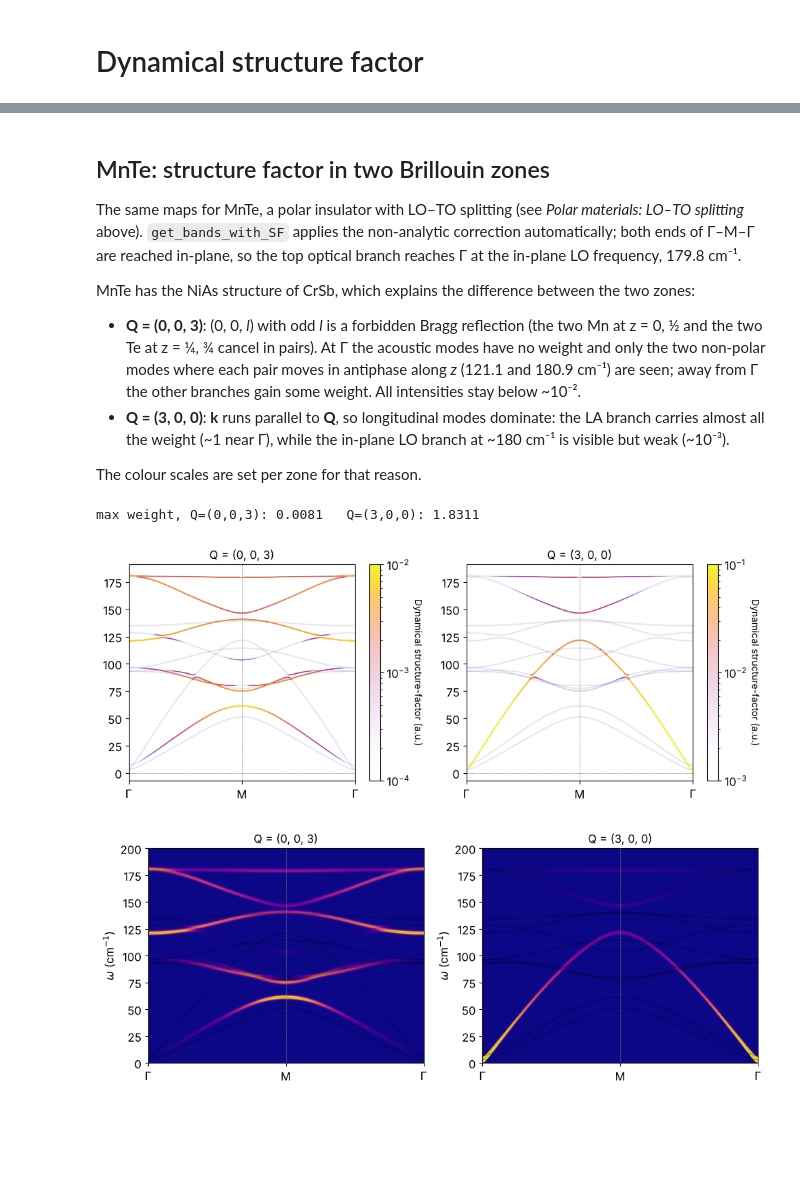
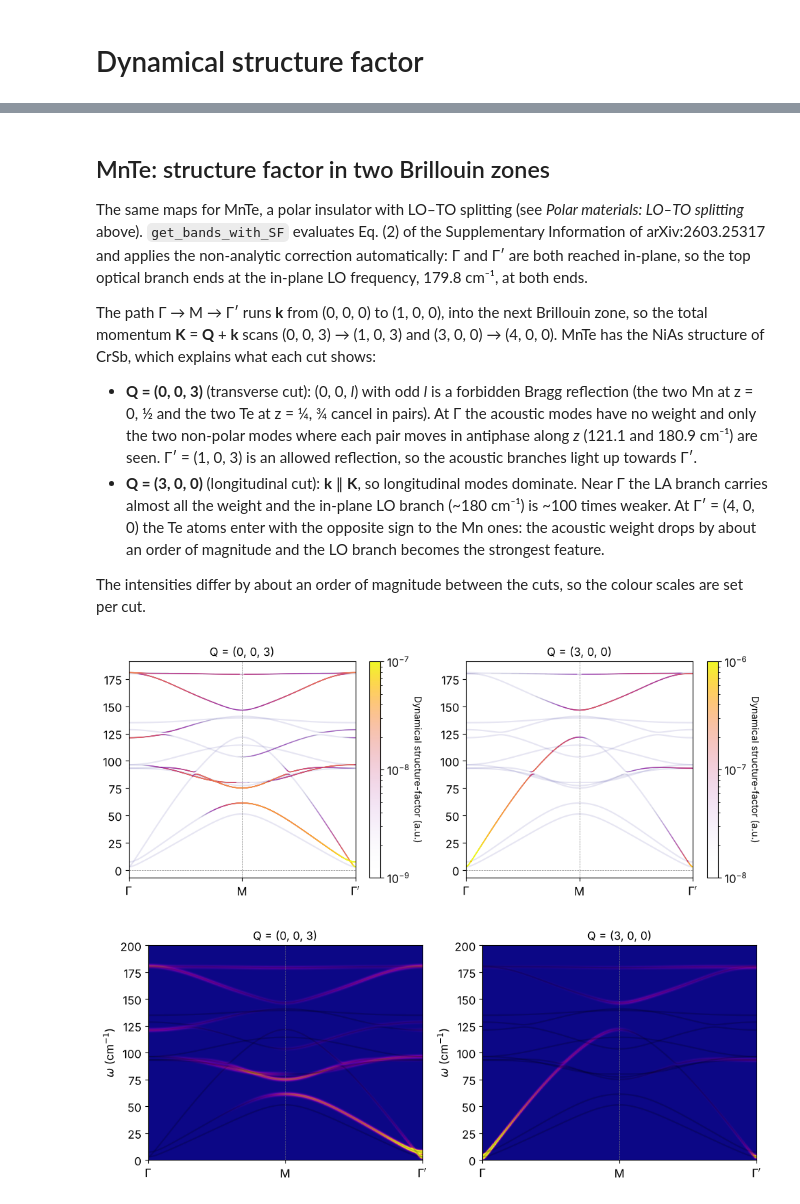
Before and after one commit to ManexAlkorta/mnx, a Jupyter notebook: Tutorial/DynMatrix.ipynb, the cells around one changed output, grey strips where cells are left out. Drawn from its saved outputs; the diff is of its cells as text; code cells hidden in the pictures; blank space fills up the shorter version.

```diff
--- a/Tutorial/DynMatrix.ipynb
+++ b/Tutorial/DynMatrix.ipynb
@@ -520,45 +520,42 @@ plt.tight_layout()
 # %% [markdown]
 ## MnTe: structure factor in two Brillouin zones
 
-The same maps for MnTe, a polar insulator with LO–TO splitting (see *Polar materials: LO–TO splitting* above). `get_bands_with_SF` applies the non-analytic correction automatically; both ends of Γ–M–Γ are reached in-plane, so the top optical branch reaches Γ at the in-plane LO frequency, 179.8 cm⁻¹.
+The same maps for MnTe, a polar insulator with LO–TO splitting (see *Polar materials: LO–TO splitting* above). `get_bands_with_SF` evaluates Eq. (2) of the Supplementary Information of arXiv:2603.25317 and applies the non-analytic correction automatically: Γ and Γ′ are both reached in-plane, so the top optical branch ends at the in-plane LO frequency, 179.8 cm⁻¹, at both ends.
 
-MnTe has the NiAs structure of CrSb, which explains the difference between the two zones:
+The path Γ → M → Γ′ runs **k** from (0, 0, 0) to (1, 0, 0), into the next Brillouin zone, so the total momentum **K** = **Q** + **k** scans (0, 0, 3) → (1, 0, 3) and (3, 0, 0) → (4, 0, 0). MnTe has the NiAs structure of CrSb, which explains what each cut shows:
 
-* **Q = (0, 0, 3)**: (0, 0, *l*) with odd *l* is a forbidden Bragg reflection (the two Mn at z = 0, ½ and the two Te at z = ¼, ¾ cancel in pairs). At Γ the acoustic modes have no weight and only the two non-polar modes where each pair moves in antiphase along *z* (121.1 and 180.9 cm⁻¹) are seen; away from Γ the other branches gain some weight. All intensities stay below ~10⁻².
-* **Q = (3, 0, 0)**: **k** runs parallel to **Q**, so longitudinal modes dominate: the LA branch carries almost all the weight (~1 near Γ), while the in-plane LO branch at ~180 cm⁻¹ is visible but weak (~10⁻³).
+* **Q = (0, 0, 3)** (transverse cut): (0, 0, *l*) with odd *l* is a forbidden Bragg reflection (the two Mn at z = 0, ½ and the two Te at z = ¼, ¾ cancel in pairs). At Γ the acoustic modes have no weight and only the two non-polar modes where each pair moves in antiphase along *z* (121.1 and 180.9 cm⁻¹) are seen. Γ′ = (1, 0, 3) is an allowed reflection, so the acoustic branches light up towards Γ′.
+* **Q = (3, 0, 0)** (longitudinal cut): **k** ∥ **K**, so longitudinal modes dominate. Near Γ the LA branch carries almost all the weight and the in-plane LO branch (~180 cm⁻¹) is ~100 times weaker. At Γ′ = (4, 0, 0) the Te atoms enter with the opposite sign to the Mn ones: the acoustic weight drops by about an order of magnitude and the LO branch becomes the strongest feature.
 
-The colour scales are set per zone for that reason.
+The intensities differ by about an order of magnitude between the cuts, so the colour scales are set per cut.
 # %%
 dyn_MnTe = mnx.DynMatrix.from_file(file="./dyns/MnTe/dyn", qgrid=[2,2,2], Nqirr=4)
 
 k_inpath=[
         [[0,0,0],[0.5,0,0]],
-        [[0.5,0,0],[0,0,0]],
+        [[0.5,0,0],[1,0,0]],
     ]
-xlabels = ["$\Gamma$", "M", "$\Gamma$"]
+xlabels = ["$\Gamma$", "M", "$\Gamma'$"]
 bands_MnTe, qpath, xticks, structure_factor_003 = dyn_MnTe.get_bands_with_SF(k_inpath=k_inpath, N=100, Q=[0,0,3])
 bands_MnTe, qpath, xticks, structure_factor_300 = dyn_MnTe.get_bands_with_SF(k_inpath=k_inpath, N=100, Q=[3,0,0])
-print("max weight, Q=(0,0,3):", structure_factor_003.max().round(4), "  Q=(3,0,0):", structure_factor_300.max().round(4))
-# %% [output]
-max weight, Q=(0,0,3): 0.0081   Q=(3,0,0): 1.8311
 # %%
 import matplotlib.pyplot as plt
 
 f, axs = plt.subplots(1, 2, figsize=(10, 4))
-mnx.io.plot_bands_segment(qpath, bands_MnTe, structure_factor_003, xticks, xlabels, ax=axs[0], vmin=1e-4, vmax=1e-2)
-mnx.io.plot_bands_segment(qpath, bands_MnTe, structure_factor_300, xticks, xlabels, ax=axs[1], vmin=1e-3, vmax=1e-1)
+mnx.io.plot_bands_segment(qpath, bands_MnTe, structure_factor_003, xticks, xlabels, ax=axs[0], vmin=1e-9, vmax=1e-7)
+mnx.io.plot_bands_segment(qpath, bands_MnTe, structure_factor_300, xticks, xlabels, ax=axs[1], vmin=1e-8, vmax=1e-6)
 axs[0].set_title("Q = (0, 0, 3)")
 axs[1].set_title("Q = (3, 0, 0)")
 plt.tight_layout()
 # %% [output]
-[figure, old version]
+[figure, new version]
 # %%
 f, axs = plt.subplots(1, 2, figsize=(10, 4))
 
-axs[0], mmap_003, grid_x, grid_y = mnx.io.map_from_bands(axs[0], qpath, bands_MnTe, xticks, xlabels, structure_factor_003, emin=0, emax=200, sigma=1, vmax=5e-3)
-axs[1], mmap_300, grid_x, grid_y = mnx.io.map_from_bands(axs[1], qpath, bands_MnTe, xticks, xlabels, structure_factor_300, emin=0, emax=200, sigma=1, vmax=1e-1)
+axs[0], mmap_003, grid_x, grid_y = mnx.io.map_from_bands(axs[0], qpath, bands_MnTe, xticks, xlabels, structure_factor_003, emin=0, emax=200, sigma=1, vmax=5e-8)
+axs[1], mmap_300, grid_x, grid_y = mnx.io.map_from_bands(axs[1], qpath, bands_MnTe, xticks, xlabels, structure_factor_300, emin=0, emax=200, sigma=1, vmax=5e-7)
 axs[0].set_title("Q = (0, 0, 3)")
 axs[1].set_title("Q = (3, 0, 0)")
 plt.tight_layout()
 # %% [output]
-[figure, old version]
+[figure, new version]
```
Also changed, not shown: parts of 3 cells of this notebook, 4 other files.
